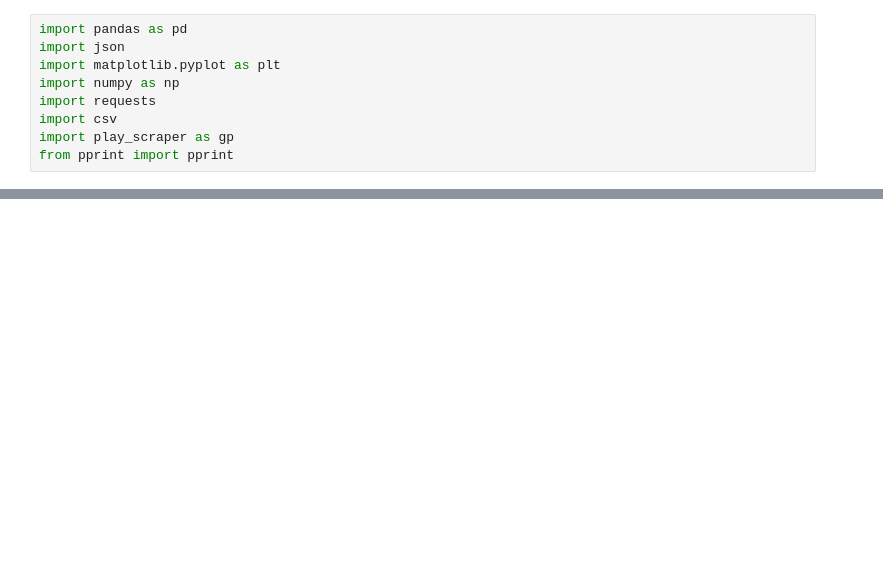
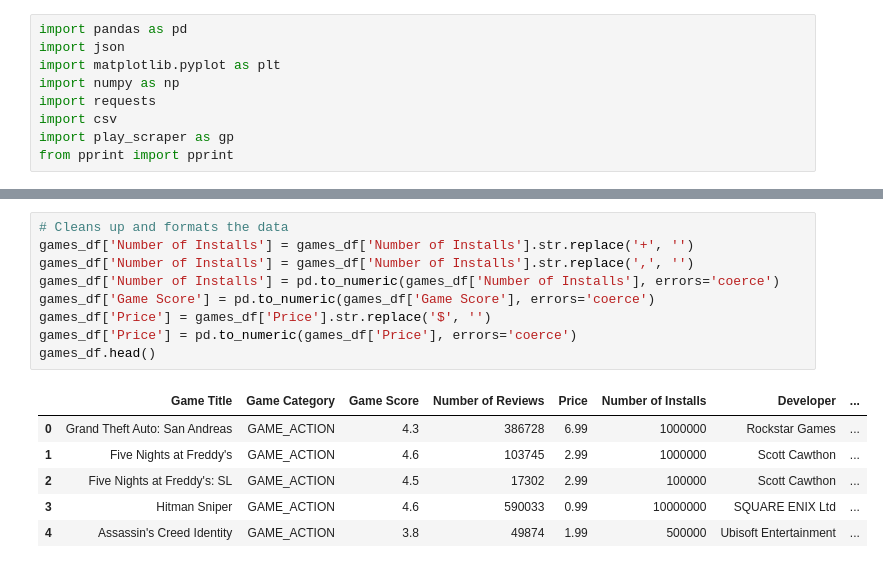
Before and after one commit to EmmanuelFabre/Play_Store_Analysis, a Jupyter notebook: Master Data Frame.ipynb, the cells around one changed output, grey strips where cells are left out. Saved outputs shown, nothing was run; the diff lists cells and outputs as text; blank space fills up the shorter version.

```diff
--- a/Master Data Frame.ipynb
+++ b/Master Data Frame.ipynb
@@ -168,0 +146,16 @@ Name: Game Category, dtype: int64
+# %%
+# Cleans up and formats the data
+games_df['Number of Installs'] = games_df['Number of Installs'].str.replace('+', '')
+games_df['Number of Installs'] = games_df['Number of Installs'].str.replace(',', '')
+games_df['Number of Installs'] = pd.to_numeric(games_df['Number of Installs'], errors='coerce')
+games_df['Game Score'] = pd.to_numeric(games_df['Game Score'], errors='coerce')
+games_df['Price'] = games_df['Price'].str.replace('$', '')
+games_df['Price'] = pd.to_numeric(games_df['Price'], errors='coerce')
+games_df.head()
+# %% [output]
+|  | Game Title | Game Category | Game Score | Number of Reviews | Price | Number of Installs | Developer | ... |
+| 0 | Grand Theft Auto: San Andreas | GAME_ACTION | 4.3 | 386728 | 6.99 | 1000000 | Rockstar Games | ... |
+| 1 | Five Nights at Freddy's | GAME_ACTION | 4.6 | 103745 | 2.99 | 1000000 | Scott Cawthon | ... |
+| 2 | Five Nights at Freddy's: SL | GAME_ACTION | 4.5 | 17302 | 2.99 | 100000 | Scott Cawthon | ... |
+| 3 | Hitman Sniper | GAME_ACTION | 4.6 | 590033 | 0.99 | 10000000 | SQUARE ENIX Ltd | ... |
+| 4 | Assassin's Creed Identity | GAME_ACTION | 3.8 | 49874 | 1.99 | 500000 | Ubisoft Entertainment | ... |
```
Also changed, not shown: parts of 13 cells of this notebook, 2 other files.
